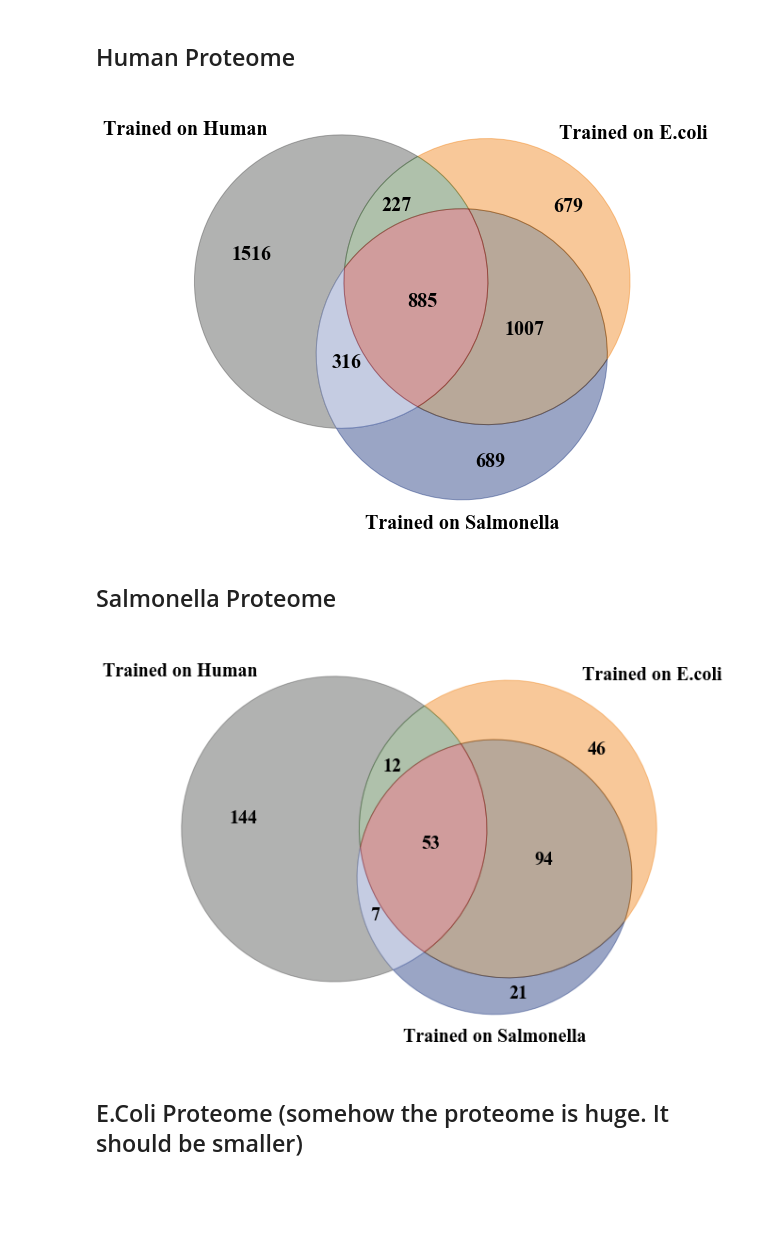
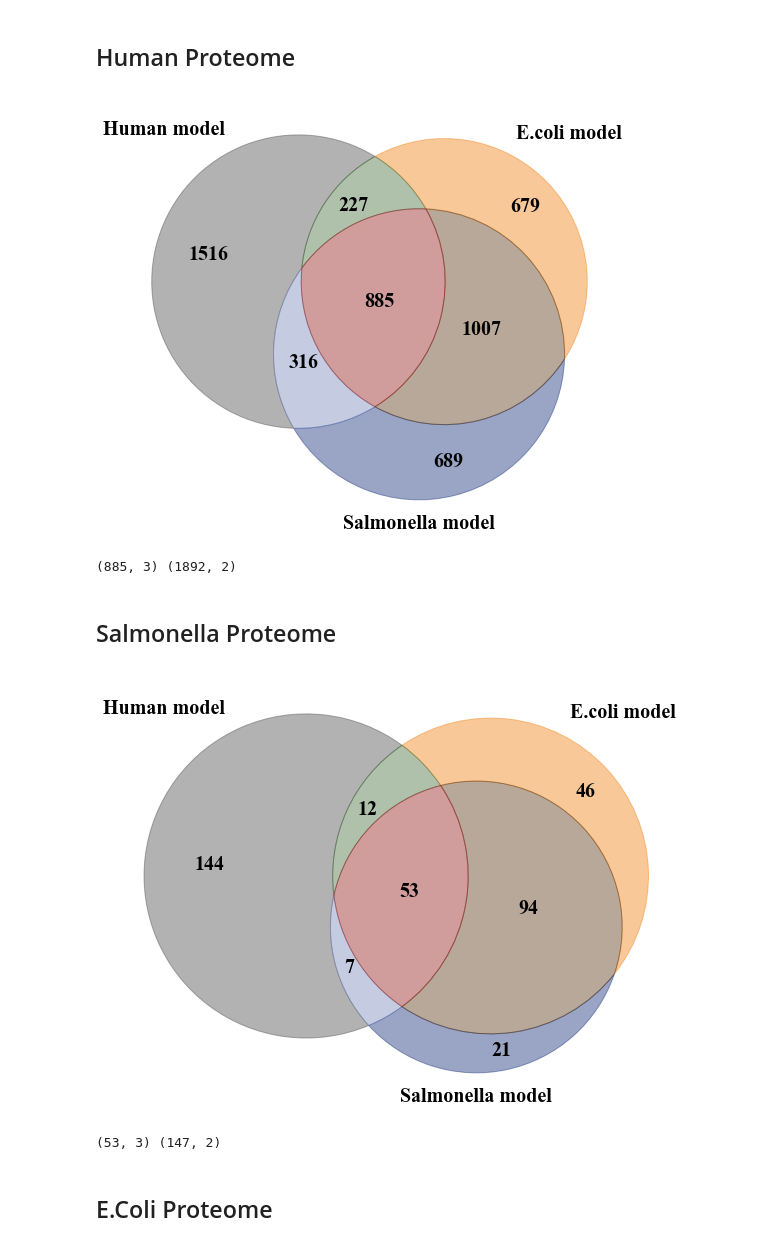
Before and after one commit to marsicoLab/TriPepSVM, a Jupyter notebook: paper/figure_S8/overlap_proteomes_cross_species.ipynb, the cells around one changed output. Cells and saved outputs as stored; diff of their text form; code cells hidden in the pictures; blank space fills up the shorter version.

Commit message:
Intersection between bacteria and all three organisms written to file.

```diff
--- a/paper/figure_S8/overlap_proteomes_cross_species.ipynb
+++ b/paper/figure_S8/overlap_proteomes_cross_species.ipynb
@@ -38,29 +38,44 @@ salmonella_trained = pd.read_csv('../data/cross_species/590_on_9606_proteome/pro
 assert ((human_trained.index == ecoli_trained.index).all())
 assert ((ecoli_trained.index == salmonella_trained.index).all())
 # %%
+human_predicted = human_trained[human_trained.Score > HUMAN_CUTOFF]
+ecoli_predicted = ecoli_trained[ecoli_trained.Score > ECOLI_CUTOFF]
+salmonella_predicted = salmonella_trained[salmonella_trained.Score > SALMONELLA_CUTOFF]
+
 fig = plt.figure(figsize=(14, 8))
-v = matplotlib_venn.venn3([set(human_trained[human_trained.Score > HUMAN_CUTOFF].index), set(ecoli_trained[ecoli_trained.Score > ECOLI_CUTOFF].index), set(salmonella_trained[salmonella_trained.Score > SALMONELLA_CUTOFF].index)],
-          set_labels=['Trained on Human', 'Trained on E.coli', 'Trained on Salmonella'])
+v = matplotlib_venn.venn3([set(human_predicted.index), set(ecoli_predicted.index), set(salmonella_predicted.index)],
+          set_labels=['Human model', 'E.coli model', 'Salmonella model'])
 v.get_patch_by_id('10').set_color('#3d3e3d')
 v.get_patch_by_id('11').set_color('#37652d')
 v.get_patch_by_id('01').set_color('#ee7600')
 v.get_patch_by_id('111').set_color('#890707')
 v.get_patch_by_id('101').set_color('#6E80B7')
 v.get_patch_by_id('011').set_color('#4d2600')
 v.get_patch_by_id('001').set_color('#031F6F')
 v.get_label_by_id('A').set_fontsize(20)
 v.get_label_by_id('B').set_fontsize(20)
 v.get_label_by_id('C').set_fontsize(20)
 v.get_label_by_id('10').set_fontsize(20)
 v.get_label_by_id('11').set_fontsize(20)
 v.get_label_by_id('01').set_fontsize(20)
 v.get_label_by_id('111').set_fontsize(20)
 v.get_label_by_id('101').set_fontsize(20)
 v.get_label_by_id('011').set_fontsize(20)
 v.get_label_by_id('001').set_fontsize(20)
 fig.savefig('human_proteome_overlap.svg')
 # %% [output]
-[figure, old version]
+[figure, new version]
+# %%
+predicted_all = pd.concat((human_predicted, salmonella_predicted, ecoli_predicted), axis=1, join='inner')['Score']
+predicted_all.columns = ['Score_Human', 'Score_Salmonella', 'Score_Ecoli',]
+predicted_all.to_csv('intersection_all_human_proteome.tsv', sep='\t')
+
+predicted_bacteria = pd.concat((salmonella_predicted, ecoli_predicted), axis=1, join='inner')['Score']
+predicted_bacteria.columns = ['Score_Salmonella', 'Score_Ecoli']
+predicted_bacteria.to_csv('intersection_bacteria_human_proteome.tsv', sep='\t')
+print (predicted_all.shape, predicted_bacteria.shape)
+# %% [output]
+(885, 3) (1892, 2)
 # %% [markdown]
 ## Salmonella Proteome
 # %%
@@ -71,9 +86,13 @@ salmonella_trained = pd.read_csv('../data/proteome_prediction_salmonella/proteom
 assert ((human_trained.index == ecoli_trained.index).all())
 assert ((ecoli_trained.index == salmonella_trained.index).all())
 # %%
+human_predicted = human_trained[human_trained.Score > HUMAN_CUTOFF]
+ecoli_predicted = ecoli_trained[ecoli_trained.Score > ECOLI_CUTOFF]
+salmonella_predicted = salmonella_trained[salmonella_trained.Score > SALMONELLA_CUTOFF]
+
 fig = plt.figure(figsize=(14, 8))
-v = matplotlib_venn.venn3([set(human_trained[human_trained.Score > HUMAN_CUTOFF].index), set(ecoli_trained[ecoli_trained.Score > ECOLI_CUTOFF].index), set(salmonella_trained[salmonella_trained.Score > SALMONELLA_CUTOFF].index)],
-          set_labels=['Trained on Human', 'Trained on E.coli', 'Trained on Salmonella'])
+v = matplotlib_venn.venn3([set(human_predicted.index), set(ecoli_predicted.index), set(salmonella_predicted.index)],
+          set_labels=['Human model', 'E.coli model', 'Salmonella model'])
 v.get_patch_by_id('10').set_color('#3d3e3d')
 v.get_patch_by_id('11').set_color('#37652d')
 v.get_patch_by_id('01').set_color('#ee7600')
@@ -93,9 +112,20 @@ v.get_label_by_id('011').set_fontsize(20)
 v.get_label_by_id('001').set_fontsize(20)
 fig.savefig('salmonella_proteome_overlap.svg')
 # %% [output]
-[figure, old version]
+[figure, new version]
+# %%
+predicted_all = pd.concat((human_predicted, salmonella_predicted, ecoli_predicted), axis=1, join='inner')['Score']
+predicted_all.columns = ['Score_Human', 'Score_Salmonella', 'Score_Ecoli',]
+predicted_all.to_csv('intersection_all_salmonella_proteome.tsv', sep='\t')
+
+predicted_bacteria = pd.concat((salmonella_predicted, ecoli_predicted), axis=1, join='inner')['Score']
+predicted_bacteria.columns = ['Score_Salmonella', 'Score_Ecoli']
+predicted_bacteria.to_csv('intersection_bacteria_salmonella_proteome.tsv', sep='\t')
+print (predicted_all.shape, predicted_bacteria.shape)
+# %% [output]
+(53, 3) (147, 2)
 # %% [markdown]
-## E.Coli Proteome (somehow the proteome is huge. It should be smaller)
+## E.Coli Proteome
 # %%
 human_trained = pd.read_csv('../data/cross_species/9606_on_561_proteome/proteome_83333.TriPepSVM.pred.txt', sep='\t', header=None, names=['Name', 'Score', 'Class'], index_col=0)
 ecoli_trained = pd.read_csv('../data/proteome_prediction_ecoli/proteome_83333.TriPepSVM.pred.txt', sep='\t', header=None, names=['Name', 'Score', 'Class'], index_col=0)
```
Also changed, not shown: parts of 2 cells of this notebook.
